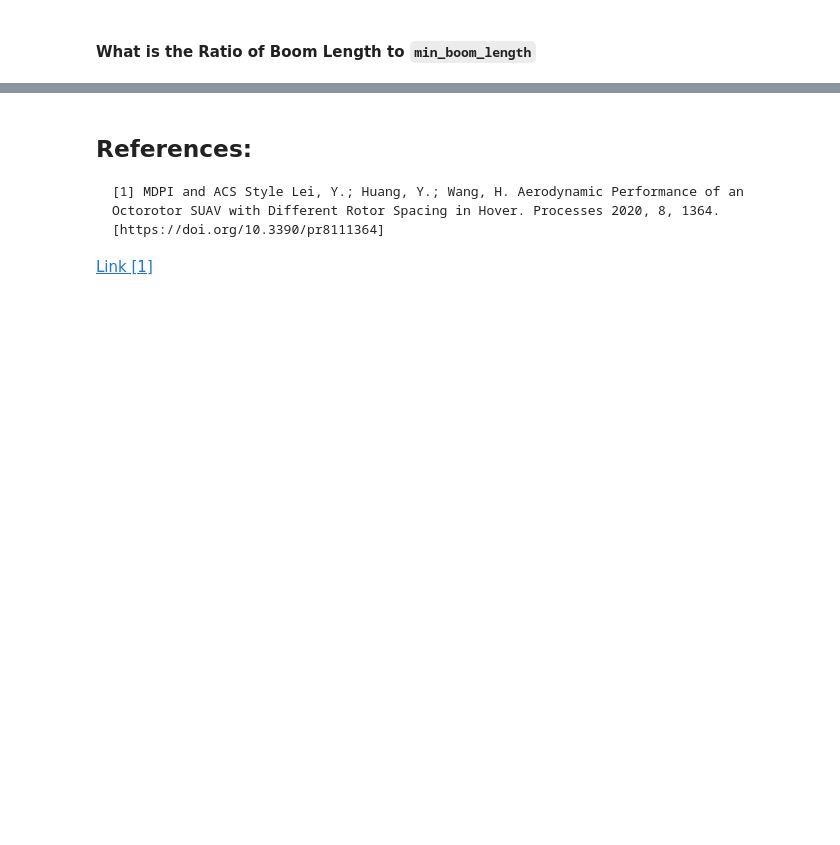
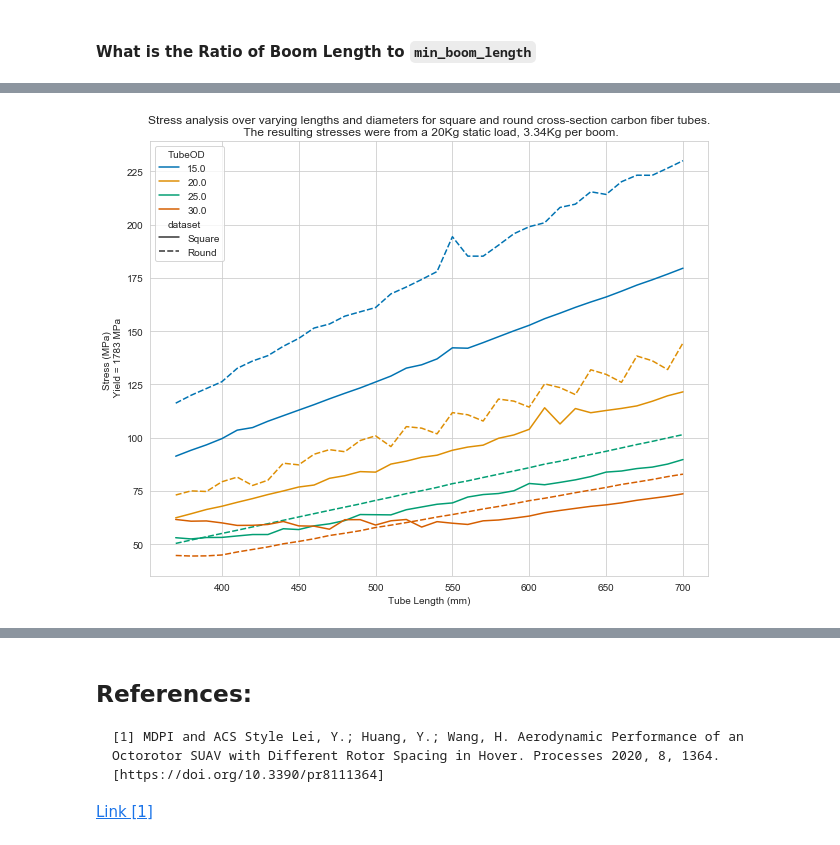
Before and after one commit to MBorrageiro/MScDrone-Py-Notebooks, a Jupyter notebook: rboom-length-analysis/RotorBoomLengthAnalysis.ipynb, the cells around one changed output, grey strips where cells are left out. Saved outputs shown, nothing was run; the diff lists cells and outputs as text; code cells hidden in the pictures; blank space fills up the shorter version.

```diff
--- a/rboom-length-analysis/RotorBoomLengthAnalysis.ipynb
+++ b/rboom-length-analysis/RotorBoomLengthAnalysis.ipynb
@@ -136,0 +165,7 @@ boom_data[boom_data['TubeOD']==15]
+# %%
+dfSquare = pd.read_csv("CSVFiles/clean_CFSquareBoom20Kg2Bolts.csv")
+dfRound = pd.read_csv("CSVFiles/clean_CFRoundBoom20Kg2Bolts.csv")
+
+dfConcat = pd.concat([dfSquare.assign(dataset='Square'), dfRound.assign(dataset='Round')])
+# %%
+dfConcat = dfConcat[(dfConcat['TubeLength']>=370)&(dfConcat['TubeOD']>10)]
@@ -136,0 +177,11 @@ boom_data[boom_data['TubeOD']==15]
+# %%
+fig = plt.figure(figsize=(10,8))
+sns.set_style("whitegrid")
+sns.lineplot(x=dfConcat['TubeLength'],y=dfConcat['Stress1'],data=dfConcat,hue=dfConcat['TubeOD'], style=dfConcat['dataset'],palette='colorblind')
+plt.xlabel("Tube Length (mm)")
+plt.ylabel("Stress (MPa) \n Yield = 1783 MPa")
+#plt.yticks([50,75,100,125,150,175,200,225])
+plt.title("Stress analysis over varying lengths and diameters for square and round cross-section carbon fiber tubes.\n The resulting stresses were from a 20Kg static load, 3.34Kg per boom.")
+plt.show()
+# %% [output]
+[figure, added]
```
Also changed, not shown: parts of 16 cells of this notebook.
